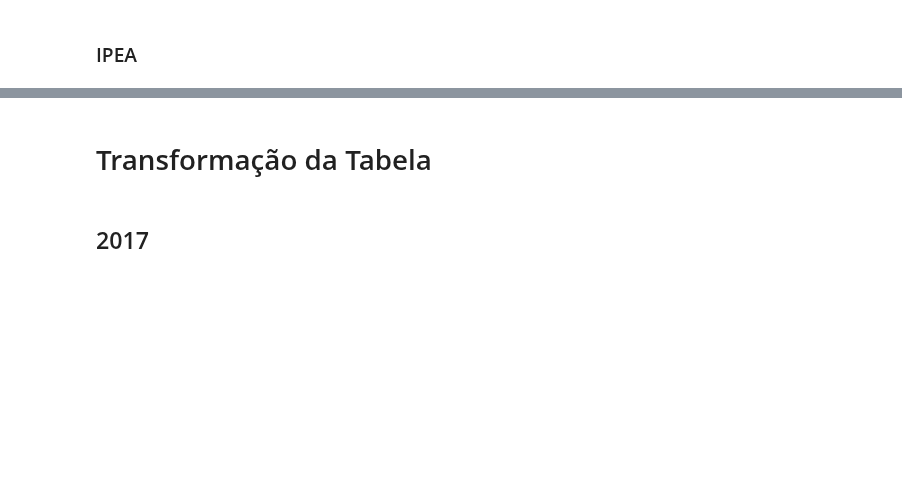
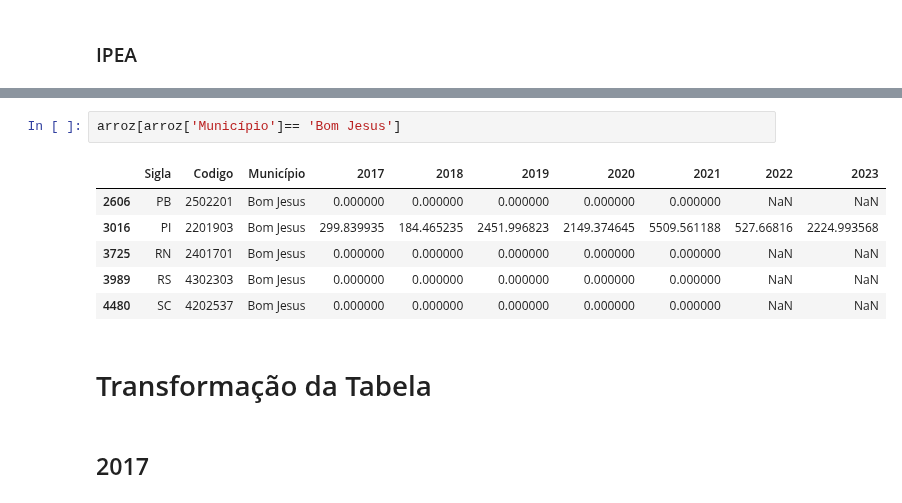
Before and after one commit to AHChaves/IC-InSAN, a Jupyter notebook: integracao.ipynb, the cells around one changed output, grey strips where cells are left out. Cells and saved outputs as stored; diff of their text form; blank space fills up the shorter version.

```diff
--- a/integracao.ipynb
+++ b/integracao.ipynb
@@ -98,3 +162,12 @@ memory usage: 217.7+ KB
+# %%
+arroz[arroz['Município']== 'Bom Jesus']
+# %% [output]
+|  | Sigla | Codigo | Município | 2017 | 2018 | 2019 | 2020 | 2021 | 2022 | 2023 |
+| 2606 | PB | 2502201 | Bom Jesus | 0.000000 | 0.000000 | 0.000000 | 0.000000 | 0.000000 | NaN | NaN |
+| 3016 | PI | 2201903 | Bom Jesus | 299.839935 | 184.465235 | 2451.996823 | 2149.374645 | 5509.561188 | 527.66816 | 2224.993568 |
+| 3725 | RN | 2401701 | Bom Jesus | 0.000000 | 0.000000 | 0.000000 | 0.000000 | 0.000000 | NaN | NaN |
+| 3989 | RS | 4302303 | Bom Jesus | 0.000000 | 0.000000 | 0.000000 | 0.000000 | 0.000000 | NaN | NaN |
+| 4480 | SC | 4202537 | Bom Jesus | 0.000000 | 0.000000 | 0.000000 | 0.000000 | 0.000000 | NaN | NaN |
 # %% [markdown]
 # Transformação da Tabela
 # %% [markdown]
```
Also changed, not shown: parts of 10 cells of this notebook.
